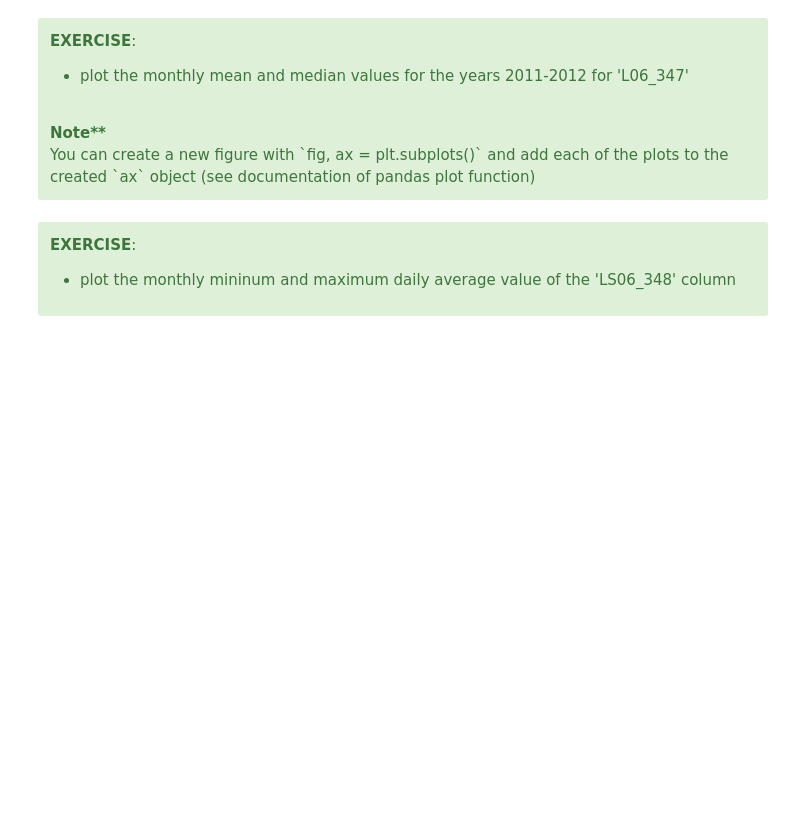
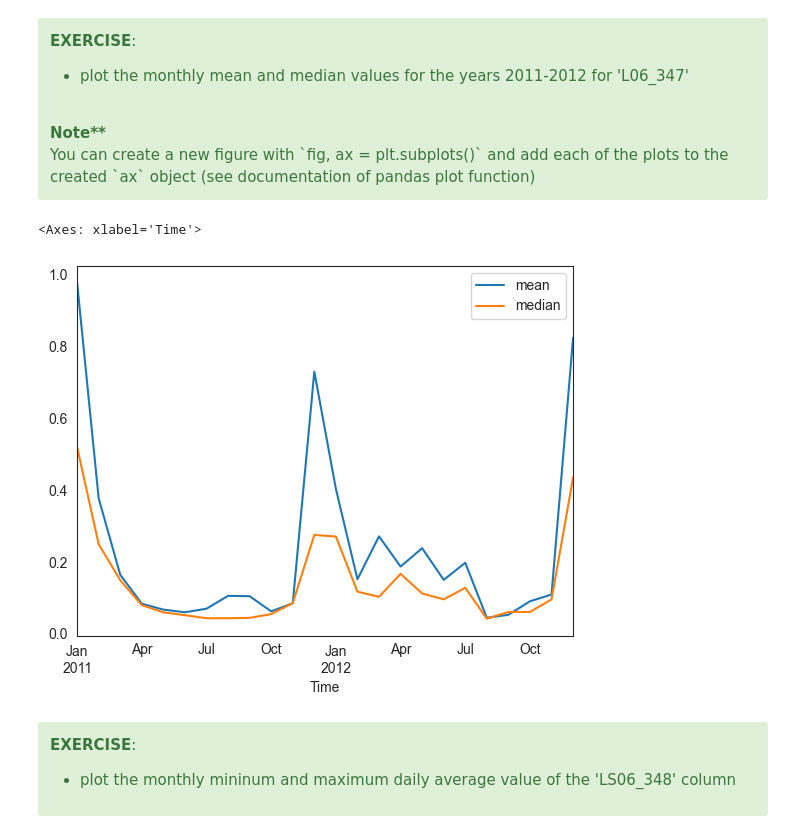
Before and after one commit to x-datascience-datacamp/datacamp-master, a Jupyter notebook: 01_pandas/01-pandas_overview.ipynb, the cells around one changed output. Cells and saved outputs as stored; diff of their text form; code cells hidden in the pictures; blank space fills up the shorter version.

```diff
--- a/01_pandas/01-pandas_overview.ipynb
+++ b/01_pandas/01-pandas_overview.ipynb
@@ -817,6 +1584,12 @@ data.resample('A').mean().plot()
      <b>Note** </b> <br>You can create a new figure with  `fig, ax = plt.subplots()`
  and add each of the plots to the created `ax` object (see documentation of pandas plot function)
 </div>
+# %%
+# plot the monthly mean and median values for the years 2011-2012 for 'L06_347'
+data['2011':'2012'].resample('M').agg(['mean', 'median'])['L06_347'].plot()
+# %% [output]
+<Axes: xlabel='Time'>
+[figure, added]
 # %% [markdown]
 <div class="alert alert-success">
 
```
Also changed, not shown: parts of 169 cells of this notebook.
